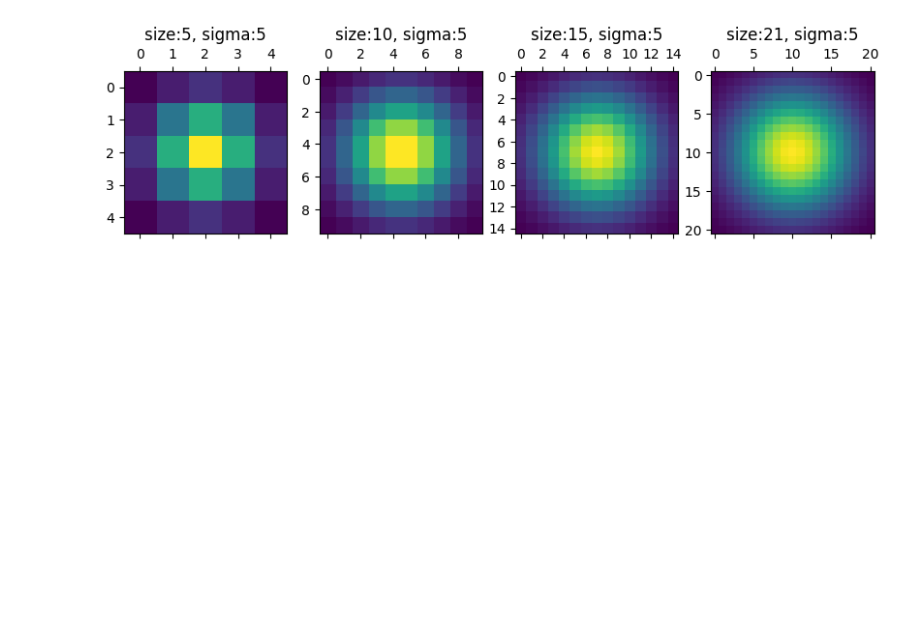
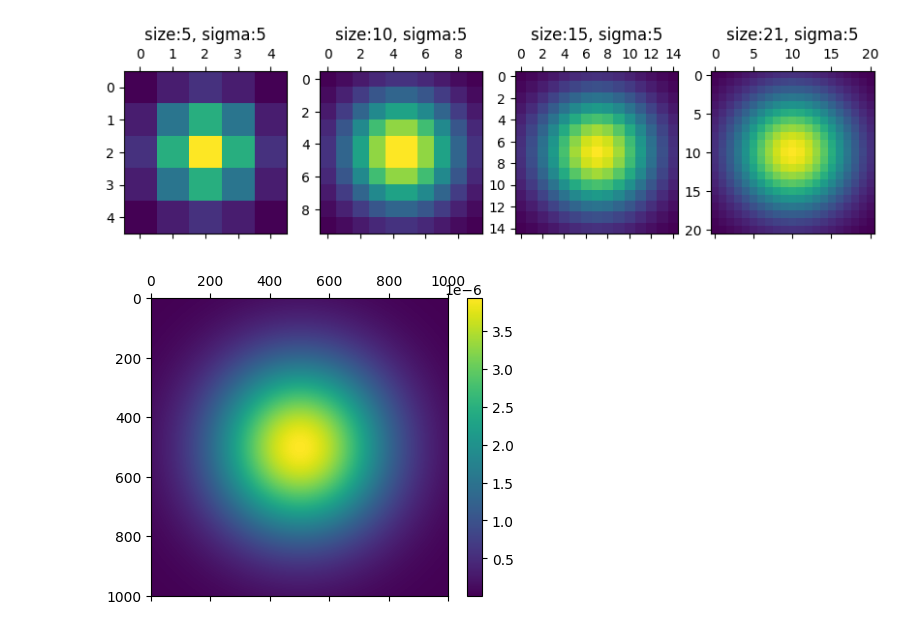
Before and after one commit to solarecho3/vectors, a Jupyter notebook: vectors.ipynb, the cells around one changed output. Drawn from its saved outputs; the diff is of its cells as text; code cells hidden in the pictures; blank space fills up the shorter version.

Commit message:
a nice smooth gaussian because whynot

```diff
--- a/vectors.ipynb
+++ b/vectors.ipynb
@@ -2305,3 +2305,10 @@ plt.show()
 # %% [output]
 Gaussian parameters
 [figure]
+# %%
+plt.close()
+plt.matshow(gaussian(1001,3))
+plt.colorbar(shrink=0.8)
+plt.show()
+# %% [output]
+[figure, added]
```
Also changed, not shown: parts of 1 cell of this notebook, 1 other file.
